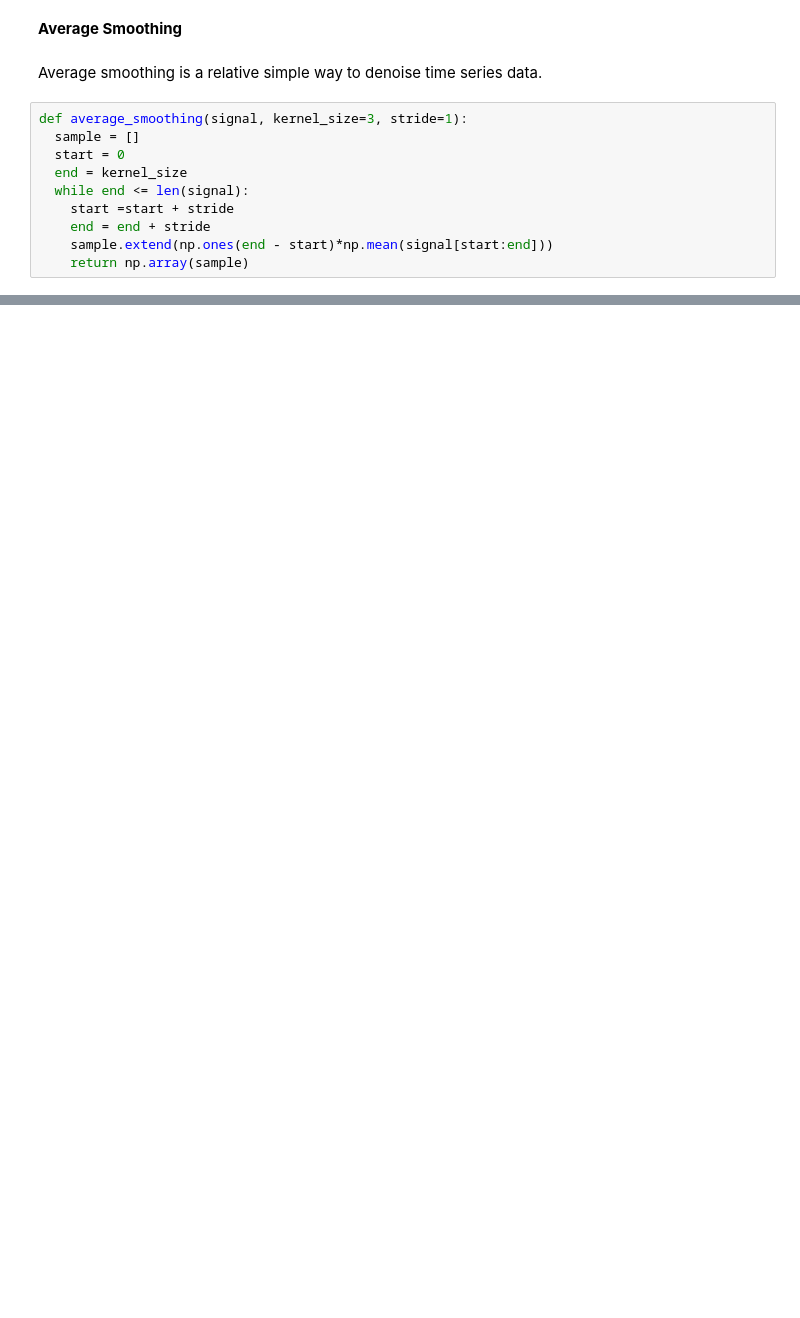
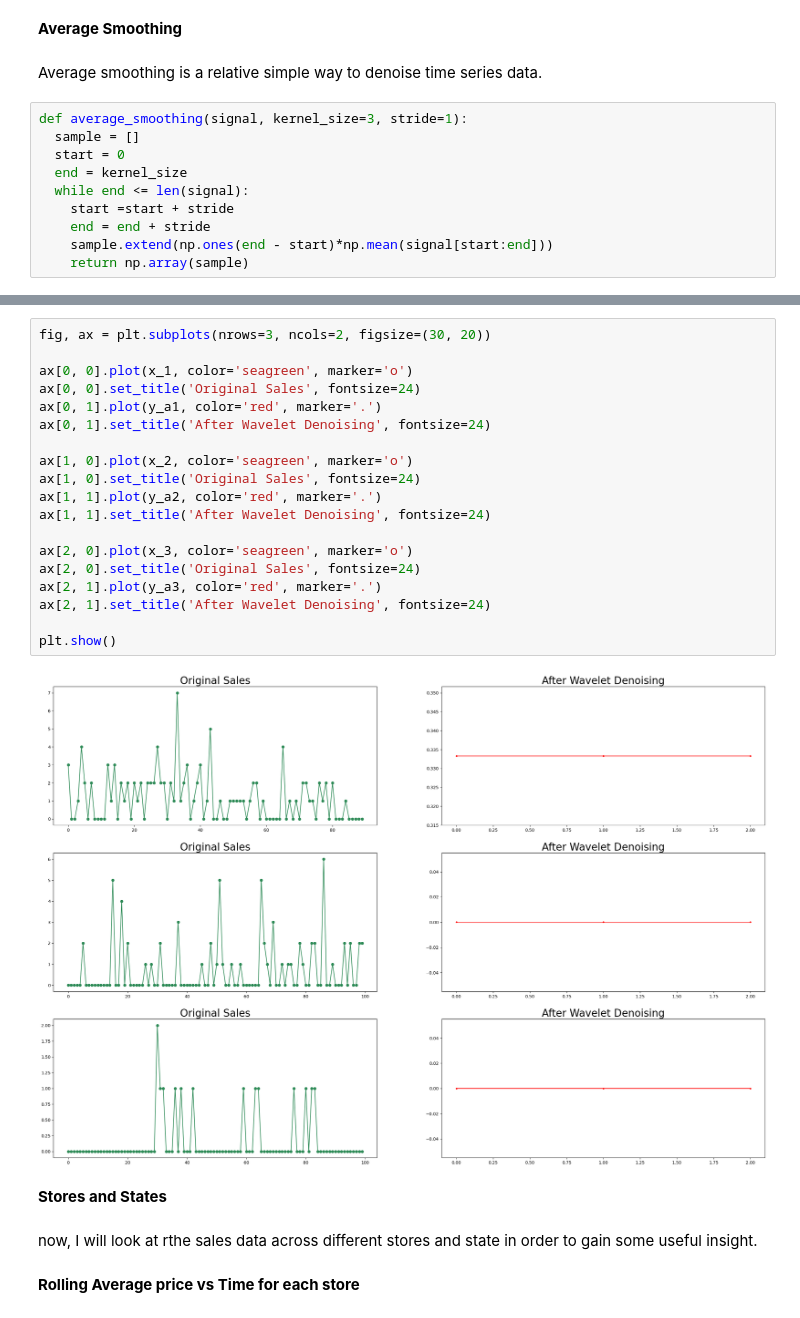
Before and after one commit to Bhupendra-glitch/Demand-Forecasting-Time-Series, a Jupyter notebook: Demand_Forecasting_Time_Series.ipynb, the cells around one changed output, grey strips where cells are left out. Cells and saved outputs as stored; diff of their text form; blank space fills up the shorter version.

```diff
--- a/Demand_Forecasting_Time_Series.ipynb
+++ b/Demand_Forecasting_Time_Series.ipynb
@@ -279,0 +286,27 @@ fig.show()
+# %%
+fig, ax = plt.subplots(nrows=3, ncols=2, figsize=(30, 20))
+
+ax[0, 0].plot(x_1, color='seagreen', marker='o')
+ax[0, 0].set_title('Original Sales', fontsize=24)
+ax[0, 1].plot(y_a1, color='red', marker='.')
+ax[0, 1].set_title('After Wavelet Denoising', fontsize=24)
+
+ax[1, 0].plot(x_2, color='seagreen', marker='o')
+ax[1, 0].set_title('Original Sales', fontsize=24)
+ax[1, 1].plot(y_a2, color='red', marker='.')
+ax[1, 1].set_title('After Wavelet Denoising', fontsize=24)
+
+ax[2, 0].plot(x_3, color='seagreen', marker='o')
+ax[2, 0].set_title('Original Sales', fontsize=24)
+ax[2, 1].plot(y_a3, color='red', marker='.')
+ax[2, 1].set_title('After Wavelet Denoising', fontsize=24)
+
+plt.show()
+# %% [output]
+[figure, added]
+# %% [markdown]
+**Stores and States**
+# %% [markdown]
+now, I will look at rthe sales data across different stores and state in order to gain some useful insight.
+# %% [markdown]
+**Rolling Average price vs Time for each store**
```
Also changed, not shown: parts of 7 cells of this notebook.
